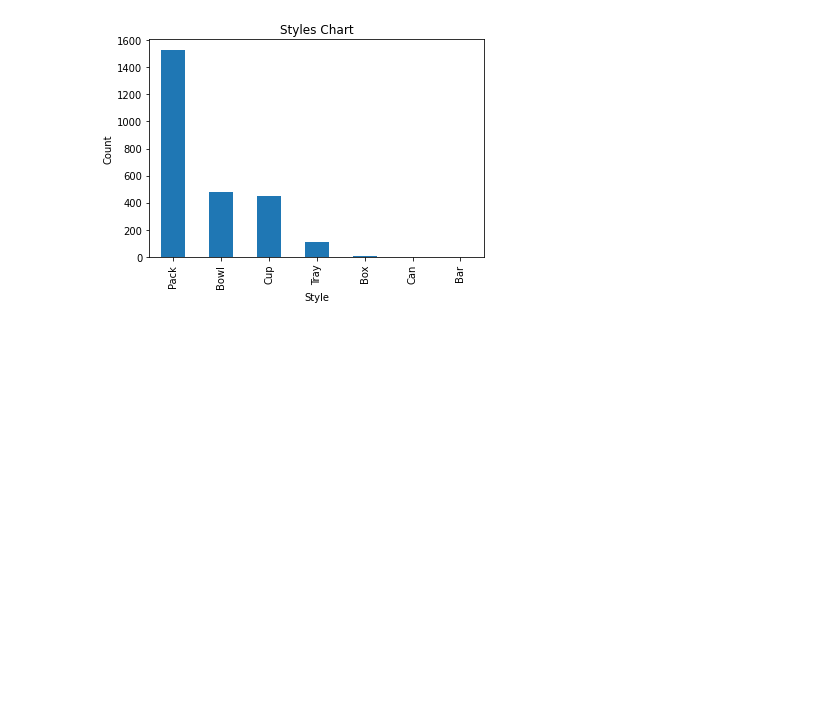
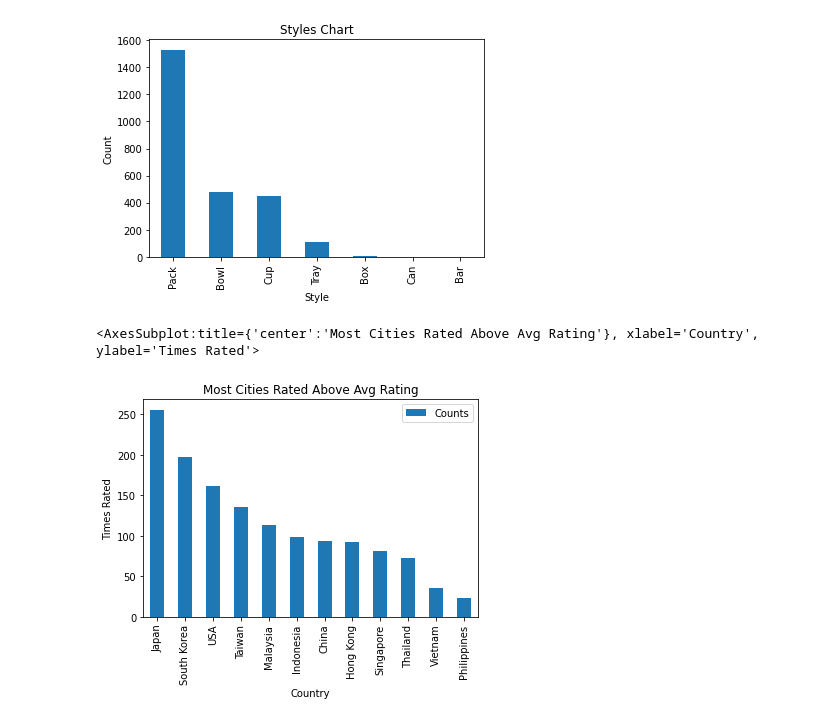
Before and after one commit to MohamedAbdElgni/Ramen-Ratings, a Jupyter notebook: Untitled-1.ipynb, the cells around one changed output. Drawn from its saved outputs; the diff is of its cells as text; code cells hidden in the pictures; blank space fills up the shorter version.

Commit message:
Chart5

```diff
--- a/Untitled-1.ipynb
+++ b/Untitled-1.ipynb
@@ -77,3 +76,11 @@ df_c['Style'].value_counts().plot(kind="bar", title='Styles Chart', xlabel='Styl
 # %% [output]
 <AxesSubplot:title={'center':'Styles Chart'}, xlabel='Style', ylabel='Count'>
 [figure]
+# %%
+high_RG=df_c.loc[df_c['Stars']>(df_c['Stars'].mean())]
+cites_aboveAVG=high_RG[["Country"]].value_counts().rename_axis('City').reset_index(name='Counts').sort_values(by='Counts',ascending=False)
+z=cites_aboveAVG[cites_aboveAVG['Counts']>20]
+z.set_index('City').plot(kind="bar", title='Most Cities rated above AVG rating'.title(), xlabel='Country', ylabel='Times Rated')
+# %% [output]
+<AxesSubplot:title={'center':'Most Cities Rated Above Avg Rating'}, xlabel='Country', ylabel='Times Rated'>
+[figure, added]
```
Also changed, not shown: parts of 1 cell of this notebook.
